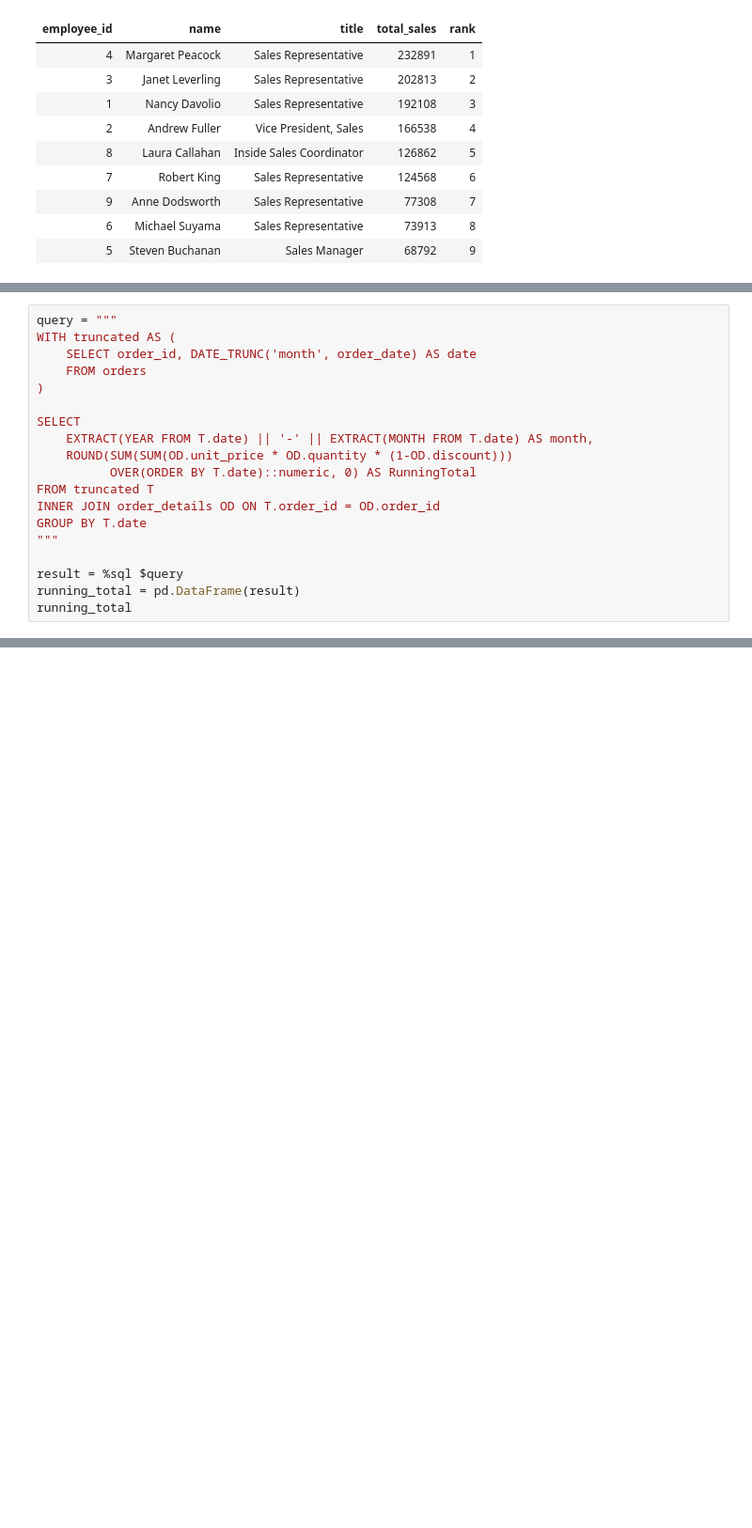
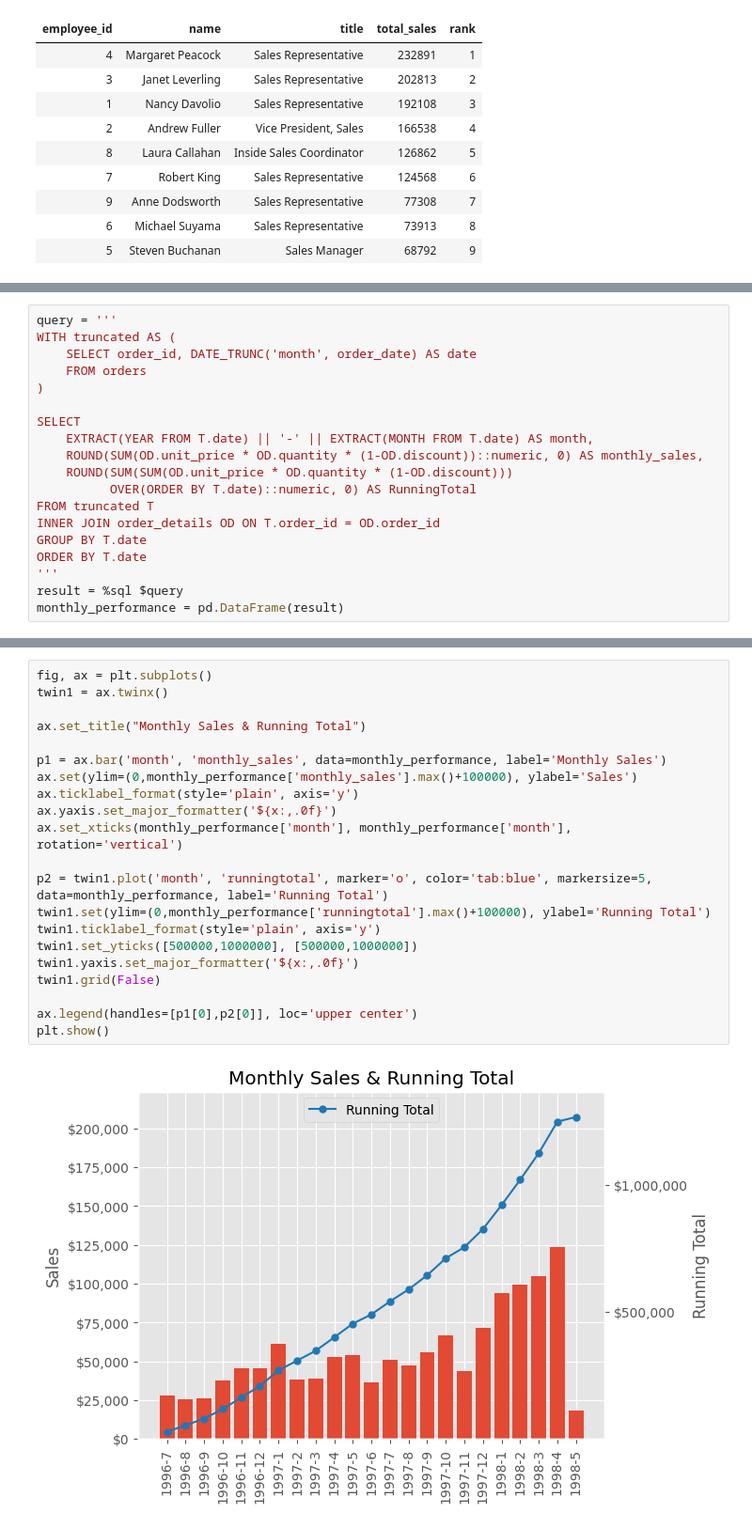
Before and after one commit to moscmh/NorthWind, a Jupyter notebook: northwind.ipynb, the cells around one changed output, grey strips where cells are left out. Shown at 94% size. Cells and saved outputs as stored; diff of their text form; blank space fills up the shorter version.

Commit message:
Explored company's monthly growth rate
Signed-off-by: Man Ho Cheung <mos.cheung.mh@gmail.com>

```diff
--- a/northwind.ipynb
+++ b/northwind.ipynb
@@ -166,5 +189,5 @@ FROM (
 # %%
-query = """
+query = '''
 WITH truncated AS (
     SELECT order_id, DATE_TRUNC('month', order_date) AS date
     FROM orders
@@ -172,16 +195,16 @@ WITH truncated AS (
 
 SELECT
     EXTRACT(YEAR FROM T.date) || '-' || EXTRACT(MONTH FROM T.date) AS month,
+    ROUND(SUM(OD.unit_price * OD.quantity * (1-OD.discount))::numeric, 0) AS monthly_sales,
     ROUND(SUM(SUM(OD.unit_price * OD.quantity * (1-OD.discount)))
           OVER(ORDER BY T.date)::numeric, 0) AS RunningTotal
 FROM truncated T
 INNER JOIN order_details OD ON T.order_id = OD.order_id
 GROUP BY T.date
-"""
-
+ORDER BY T.date
+'''
 result = %sql $query
-running_total = pd.DataFrame(result)
-running_total
+monthly_performance = pd.DataFrame(result)
 # %% [output]
  * postgresql://postgres@localhost:5432/northwind
 23 rows affected.
@@ -213,0 +211,23 @@ plt.show()
+# %%
+fig, ax = plt.subplots()
+twin1 = ax.twinx()
+
+ax.set_title("Monthly Sales & Running Total")
+
+p1 = ax.bar('month', 'monthly_sales', data=monthly_performance, label='Monthly Sales')
+ax.set(ylim=(0,monthly_performance['monthly_sales'].max()+100000), ylabel='Sales')
+ax.ticklabel_format(style='plain', axis='y')
+ax.yaxis.set_major_formatter('${x:,.0f}')
+ax.set_xticks(monthly_performance['month'], monthly_performance['month'], rotation='vertical')
+
+p2 = twin1.plot('month', 'runningtotal', marker='o', color='tab:blue', markersize=5, data=monthly_performance, label='Running Total')
+twin1.set(ylim=(0,monthly_performance['runningtotal'].max()+100000), ylabel='Running Total')
+twin1.ticklabel_format(style='plain', axis='y')
+twin1.set_yticks([500000,1000000], [500000,1000000])
+twin1.yaxis.set_major_formatter('${x:,.0f}')
+twin1.grid(False)
+
+ax.legend(handles=[p1[0],p2[0]], loc='upper center')
+plt.show()
+# %% [output]
+[figure, added]
```
Also changed, not shown: parts of 19 cells of this notebook.
